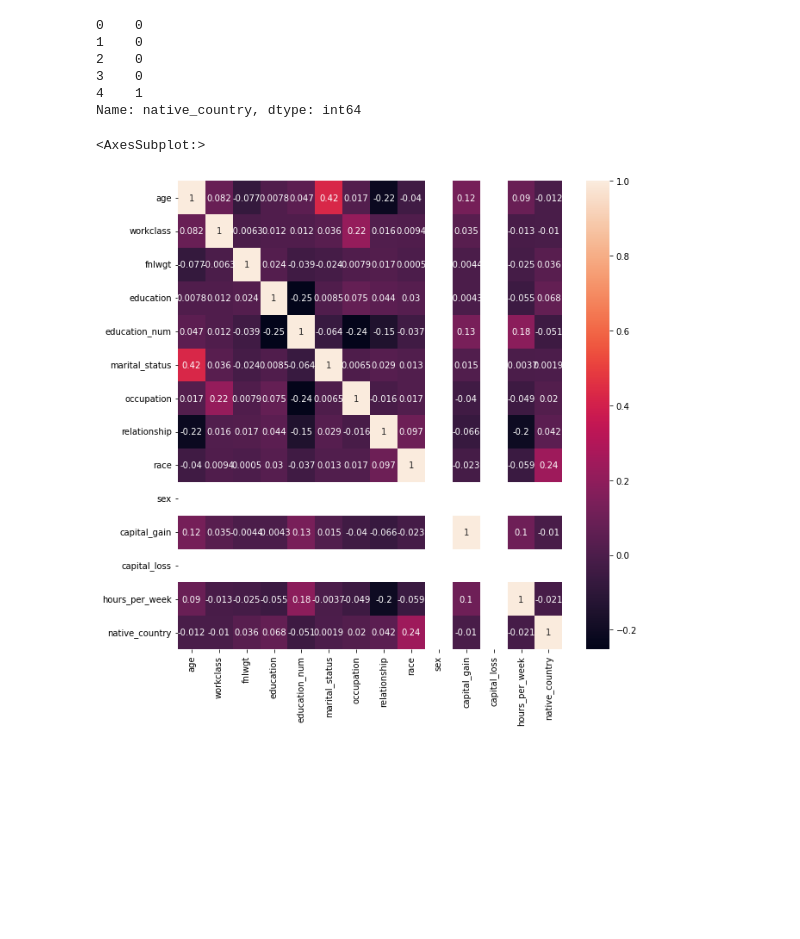
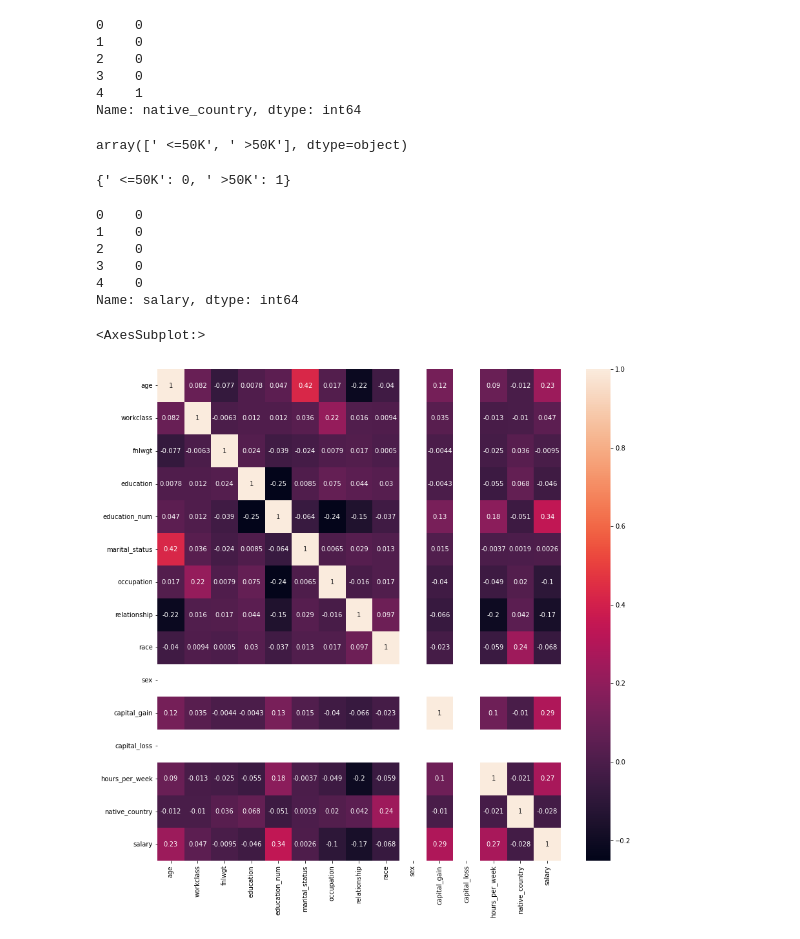
Before and after one commit to ram-polisetti/DataScience, a Jupyter notebook: AdultSalaryPrediction/AdultSalaryPrediction.ipynb, the cells around one changed output. Drawn from its saved outputs; the diff is of its cells as text; code cells hidden in the pictures; blank space fills up the shorter version.

```diff
--- a/AdultSalaryPrediction/AdultSalaryPrediction.ipynb
+++ b/AdultSalaryPrediction/AdultSalaryPrediction.ipynb
@@ -575,10 +575,29 @@ salary_data.native_country.head()
 3    0
 4    1
 Name: native_country, dtype: int64
+# %%
+salary_data.salary.unique()
+# %% [output]
+array([' <=50K', ' >50K'], dtype=object)
+# %%
+label_enco_salary = {value: key for key, value in enumerate(salary_data.salary.unique())}
+label_enco_salary
+# %% [output]
+{' <=50K': 0, ' >50K': 1}
+# %%
+salary_data.salary = salary_data.salary.map(label_enco_salary)
+salary_data.salary.head()
+# %% [output]
+0    0
+1    0
+2    0
+3    0
+4    0
+Name: salary, dtype: int64
 # %%
-plt.figure(figsize = (10, 10))
+plt.figure(figsize = (14, 14))
 corr = salary_data.corr()
 sns.heatmap(corr, annot = True)
 # %% [output]
 <AxesSubplot:>
-[figure, old version]
+[figure, new version]
```
Also changed, not shown: parts of 23 cells of this notebook.
